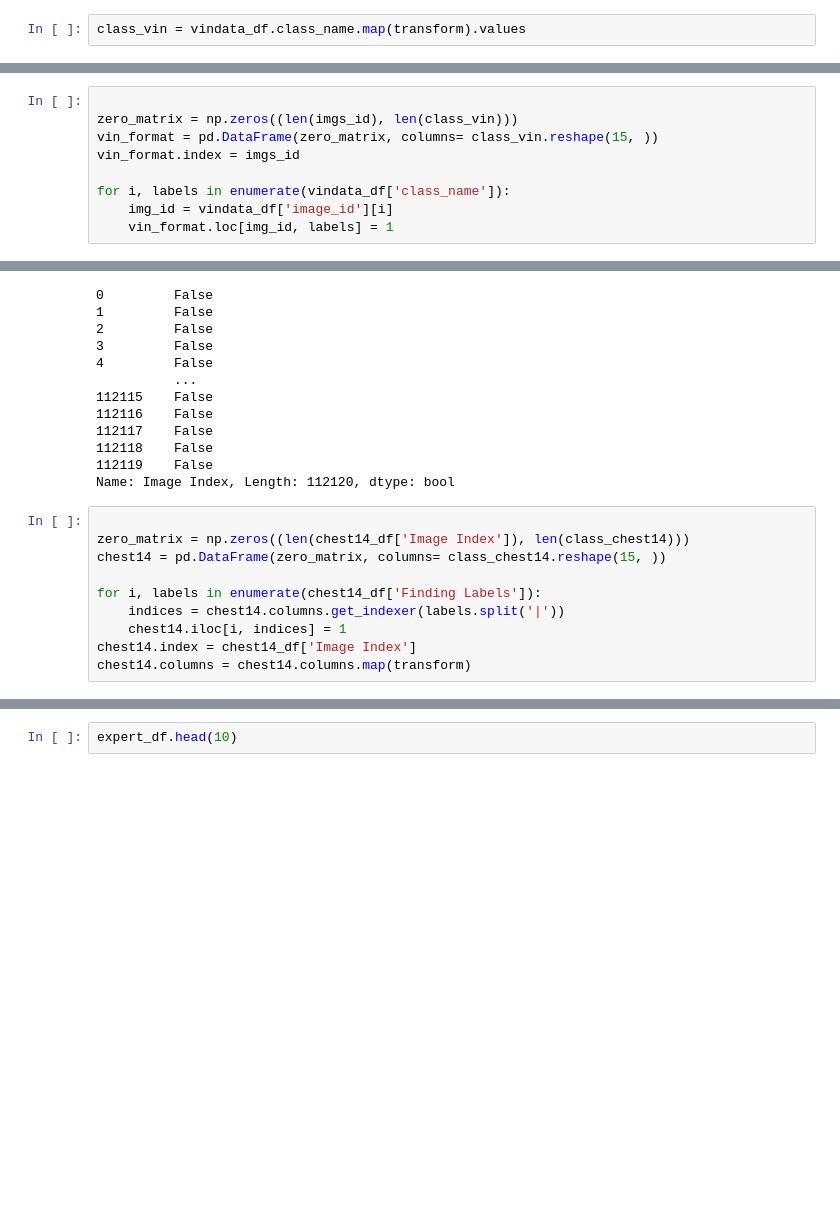
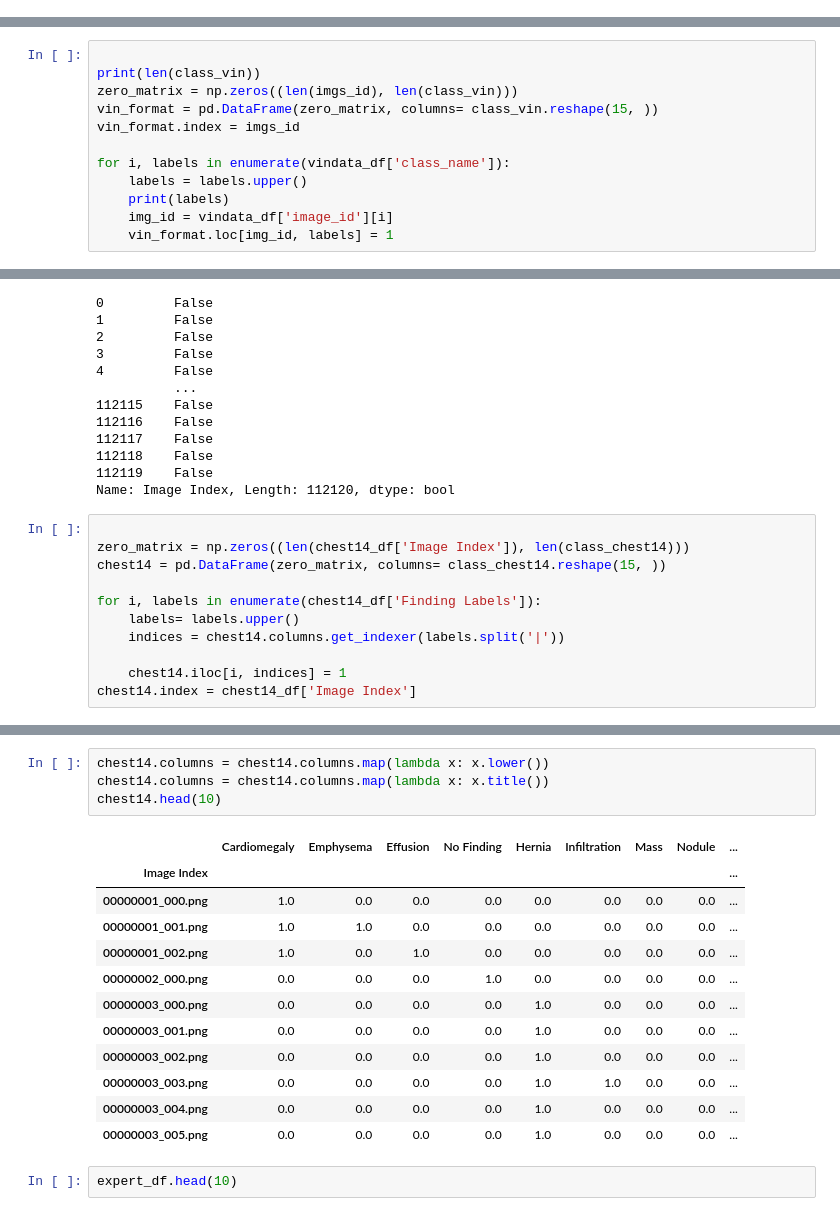
Before and after one commit to Vo-Linh/FDS_midterm, a Jupyter notebook: ch07.ipynb, the cells around one changed output, grey strips where cells are left out. Drawn from its saved outputs; the diff is of its cells as text; blank space fills up the shorter version.

Commit message:
fix title

```diff
--- a/ch07.ipynb
+++ b/ch07.ipynb
@@ -36,5 +36,3 @@ class_vin, len(class_vin)
         ['CONSOLIDATION'],
         ['PNEUMOTHORAX']], dtype=object),
  15)
-# %%
-class_vin = vindata_df.class_name.map(transform).values
@@ -122,10 +118,13 @@ len(imgs_id), len(vindata_df['image_id'])
 (15000, 67914)
 # %%
 
+print(len(class_vin))
 zero_matrix = np.zeros((len(imgs_id), len(class_vin)))
 vin_format = pd.DataFrame(zero_matrix, columns= class_vin.reshape(15, ))
 vin_format.index = imgs_id
 
 for i, labels in enumerate(vindata_df['class_name']):
+    labels = labels.upper()
+    print(labels)
     img_id = vindata_df['image_id'][i]
     vin_format.loc[img_id, labels] = 1
@@ -185,7 +199,8 @@ zero_matrix = np.zeros((len(chest14_df['Image Index']), len(class_chest14)))
 chest14 = pd.DataFrame(zero_matrix, columns= class_chest14.reshape(15, ))
 
 for i, labels in enumerate(chest14_df['Finding Labels']):
+    labels= labels.upper()
     indices = chest14.columns.get_indexer(labels.split('|'))
+
     chest14.iloc[i, indices] = 1
 chest14.index = chest14_df['Image Index']
-chest14.columns = chest14.columns.map(transform)
@@ -207,3 +207,20 @@ chest14.head(10)
+# %%
+chest14.columns = chest14.columns.map(lambda x: x.lower())
+chest14.columns = chest14.columns.map(lambda x: x.title())
+chest14.head(10)
+# %% [output]
+|  | Cardiomegaly | Emphysema | Effusion | No Finding | Hernia | Infiltration | Mass | Nodule | ... |
+| Image Index |  |  |  |  |  |  |  |  | ... |
+| 00000001_000.png | 1.0 | 0.0 | 0.0 | 0.0 | 0.0 | 0.0 | 0.0 | 0.0 | ... |
+| 00000001_001.png | 1.0 | 1.0 | 0.0 | 0.0 | 0.0 | 0.0 | 0.0 | 0.0 | ... |
+| 00000001_002.png | 1.0 | 0.0 | 1.0 | 0.0 | 0.0 | 0.0 | 0.0 | 0.0 | ... |
+| 00000002_000.png | 0.0 | 0.0 | 0.0 | 1.0 | 0.0 | 0.0 | 0.0 | 0.0 | ... |
+| 00000003_000.png | 0.0 | 0.0 | 0.0 | 0.0 | 1.0 | 0.0 | 0.0 | 0.0 | ... |
+| 00000003_001.png | 0.0 | 0.0 | 0.0 | 0.0 | 1.0 | 0.0 | 0.0 | 0.0 | ... |
+| 00000003_002.png | 0.0 | 0.0 | 0.0 | 0.0 | 1.0 | 0.0 | 0.0 | 0.0 | ... |
+| 00000003_003.png | 0.0 | 0.0 | 0.0 | 0.0 | 1.0 | 1.0 | 0.0 | 0.0 | ... |
+| 00000003_004.png | 0.0 | 0.0 | 0.0 | 0.0 | 1.0 | 0.0 | 0.0 | 0.0 | ... |
+| 00000003_005.png | 0.0 | 0.0 | 0.0 | 0.0 | 1.0 | 0.0 | 0.0 | 0.0 | ... |
 # %%
 expert_df.head(10)
 # %% [output]
```
Also changed, not shown: parts of 8 cells of this notebook.
